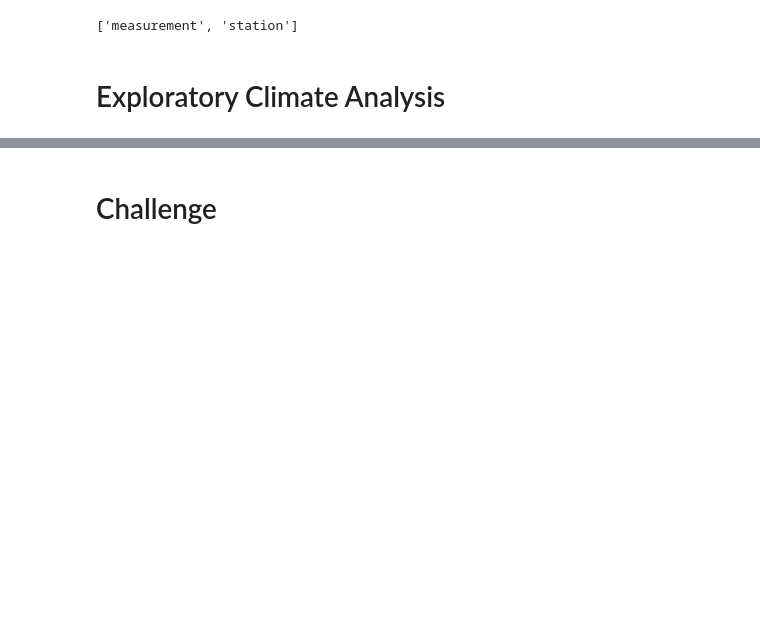
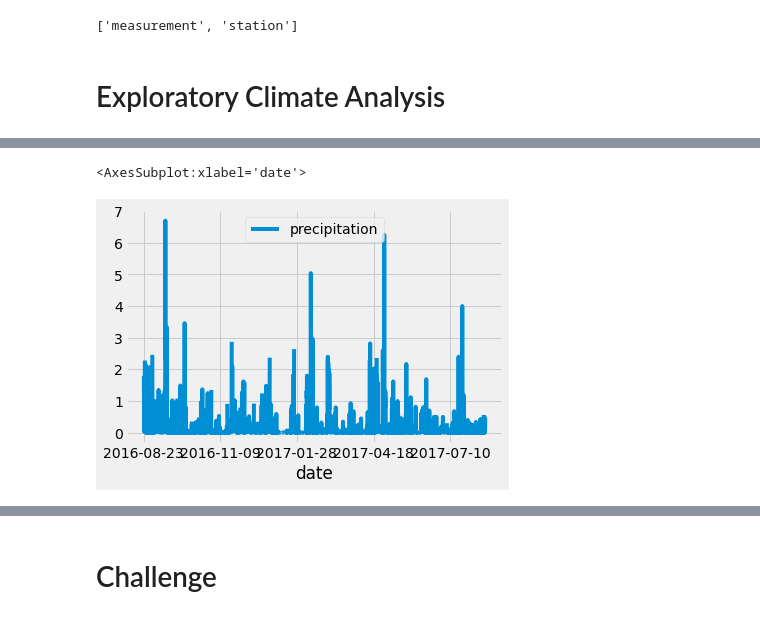
Before and after one commit to vincentpw21/09_surfs_up, a Jupyter notebook: climate_analysis.ipynb, the cells around one changed output, grey strips where cells are left out. Drawn from its saved outputs; the diff is of its cells as text; code cells hidden in the pictures; blank space fills up the shorter version.

```diff
--- a/climate_analysis.ipynb
+++ b/climate_analysis.ipynb
@@ -39,0 +57,4 @@ session = Session(engine)
+# %%
+#extract results from query into the list
+results = session.query(Measurement.date, Measurement.prcp).filter(Measurement.date >= prev_year).all()
+print(results)
@@ -39,0 +63,3 @@ session = Session(engine)
+# %%
+#save results to dataframe
+df = pd.DataFrame(results,columns = ['date','precipitation'])
@@ -39,0 +82,6 @@ session = Session(engine)
+# %%
+#switch index to date but do not create a new dataframe in the process
+
+df.set_index(df['date'], inplace=True)
+
+print(df)
@@ -39,0 +125,4 @@ session = Session(engine)
+# %%
+#sort the data frame
+df = df.sort_index()
+print(df.to_string(index=False))
@@ -39,0 +147,6 @@ session = Session(engine)
+# %%
+#visualize the dataframe
+df.plot()
+# %% [output]
+<AxesSubplot:xlabel='date'>
+[figure, added]
```
Also changed, not shown: parts of 10 cells of this notebook.
